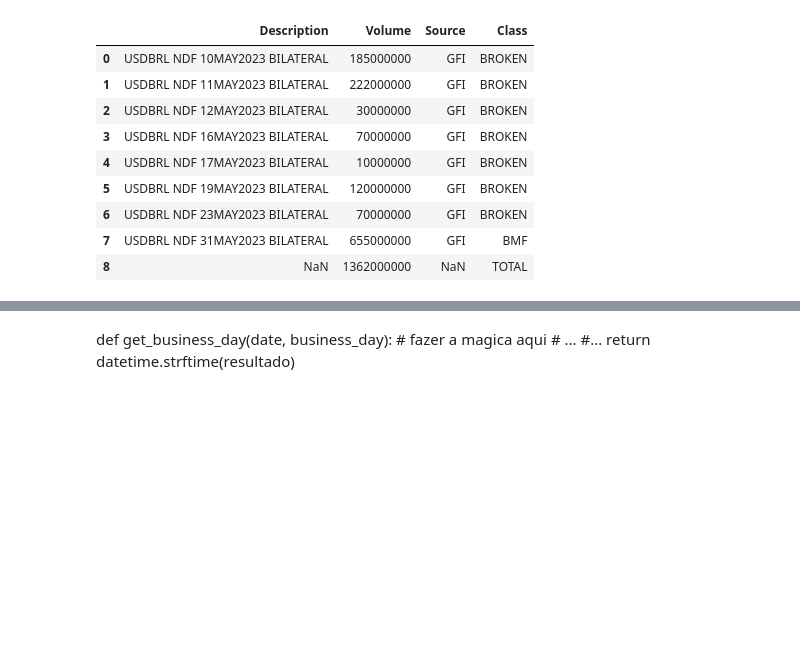
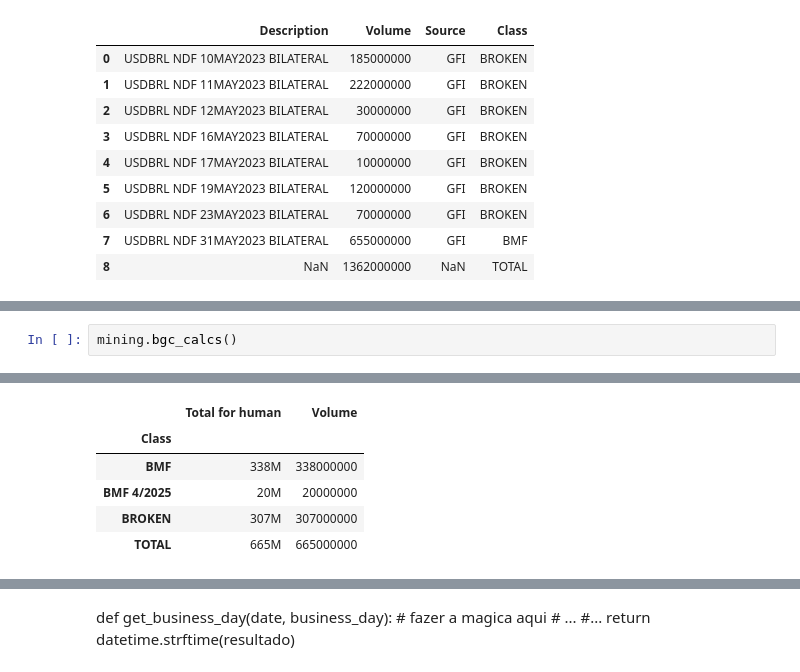
Before and after one commit to cleitonsouza01/ndfutil, a Jupyter notebook: test.ipynb, the cells around one changed output, grey strips where cells are left out. Saved outputs shown, nothing was run; the diff lists cells and outputs as text; blank space fills up the shorter version.

```diff
--- a/test.ipynb
+++ b/test.ipynb
@@ -85,0 +89,3 @@ mining.gfi_calcs()
+# %%
+mining.bgc_calcs()
+# %% [output]
@@ -85,0 +94,6 @@ mining.gfi_calcs()
+|  | Total for human | Volume |
+| Class |  |  |
+| BMF | 338M | 338000000 |
+| BMF 4/2025 | 20M | 20000000 |
+| BROKEN | 307M | 307000000 |
+| TOTAL | 665M | 665000000 |
```
Also changed, not shown: parts of 24 cells of this notebook, 1 other file.
